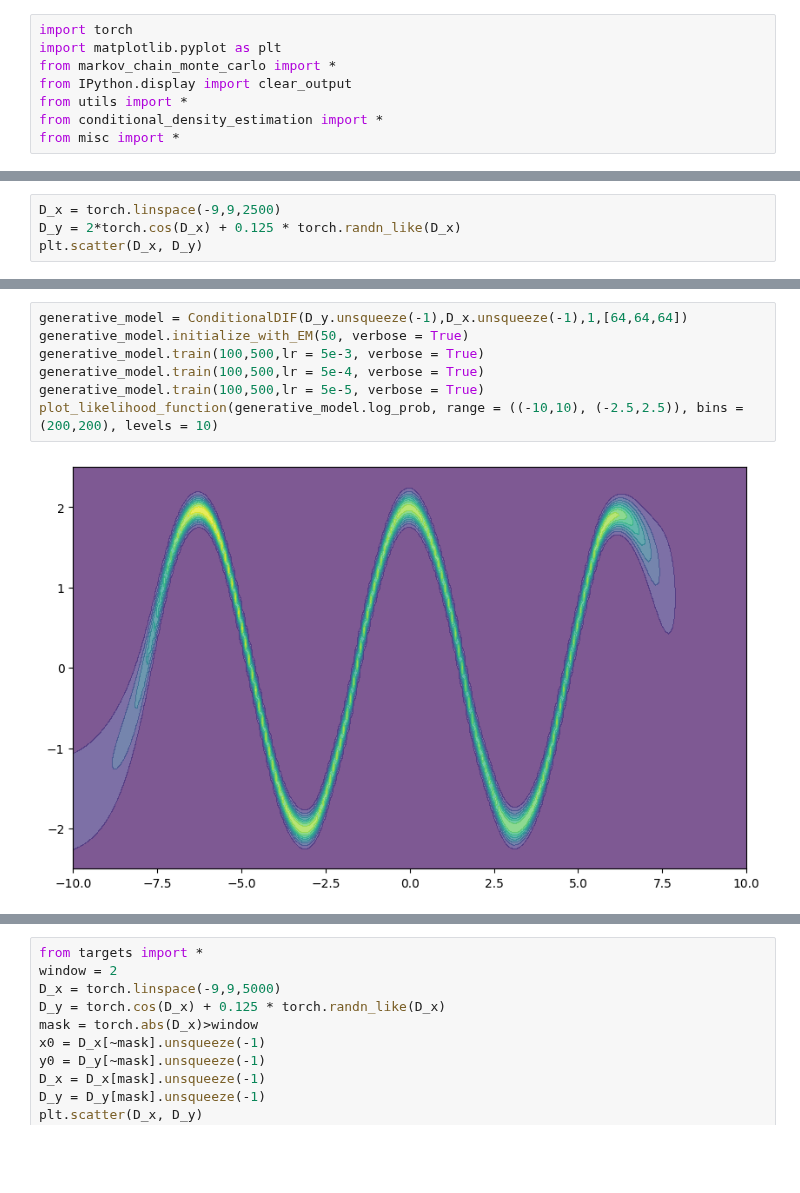
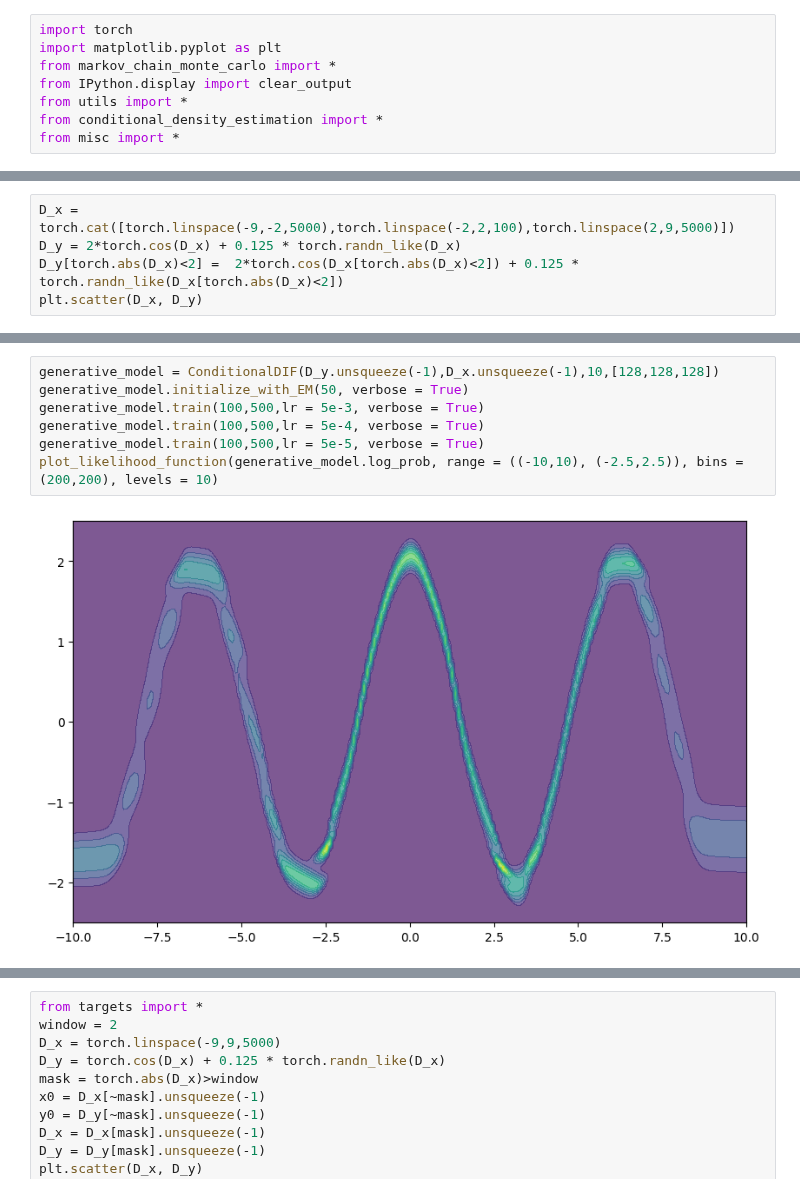
Before and after one commit to ElouanARGOUARCH/experiments, a Jupyter notebook: Untitled.ipynb, the cells around one changed output, grey strips where cells are left out. Drawn from its saved outputs; the diff is of its cells as text; blank space fills up the shorter version.

```diff
--- a/Untitled.ipynb
+++ b/Untitled.ipynb
@@ -9,6 +43,7 @@ from misc import *
 # %%
-D_x = torch.linspace(-9,9,2500)
+D_x = torch.cat([torch.linspace(-9,-2,5000),torch.linspace(-2,2,100),torch.linspace(2,9,5000)])
 D_y = 2*torch.cos(D_x) + 0.125 * torch.randn_like(D_x)
+D_y[torch.abs(D_x)<2] =  2*torch.cos(D_x[torch.abs(D_x)<2]) + 0.125 * torch.randn_like(D_x[torch.abs(D_x)<2])
 plt.scatter(D_x, D_y)
 # %% [output]
 <matplotlib.collections.PathCollection at 0x...>
@@ -16,12 +69,12 @@ plt.scatter(D_x, D_y)
 # %%
-generative_model = ConditionalDIF(D_y.unsqueeze(-1),D_x.unsqueeze(-1),1,[64,64,64])
+generative_model = ConditionalDIF(D_y.unsqueeze(-1),D_x.unsqueeze(-1),10,[128,128,128])
 generative_model.initialize_with_EM(50, verbose = True)
 generative_model.train(100,500,lr = 5e-3, verbose = True)
 generative_model.train(100,500,lr = 5e-4, verbose = True)
 generative_model.train(100,500,lr = 5e-5, verbose = True)
 plot_likelihood_function(generative_model.log_prob, range = ((-10,10), (-2.5,2.5)), bins = (200,200), levels = 10)
 # %% [output]
-[figure, old version]
+[figure, new version]
 # %%
 window = 2
 mask = torch.abs(D_x)>window
```
Also changed, not shown: parts of 18 cells of this notebook, 1 other file.
